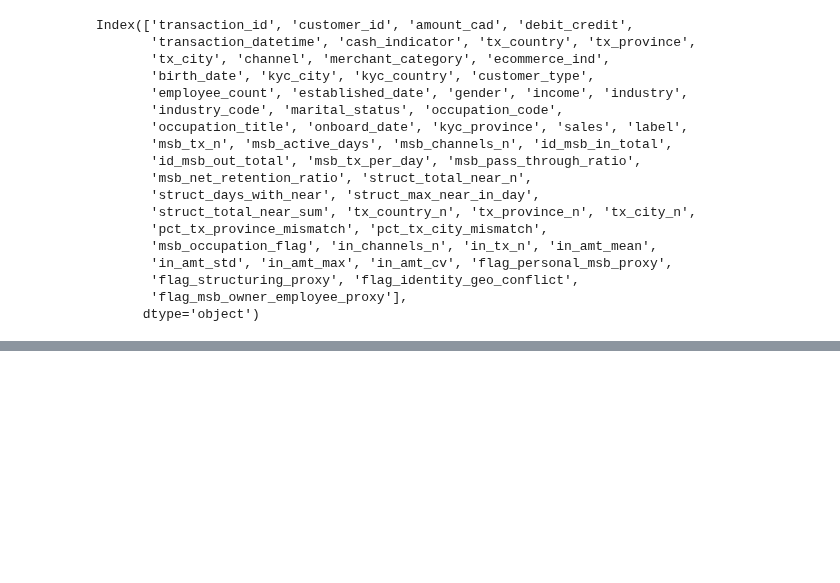
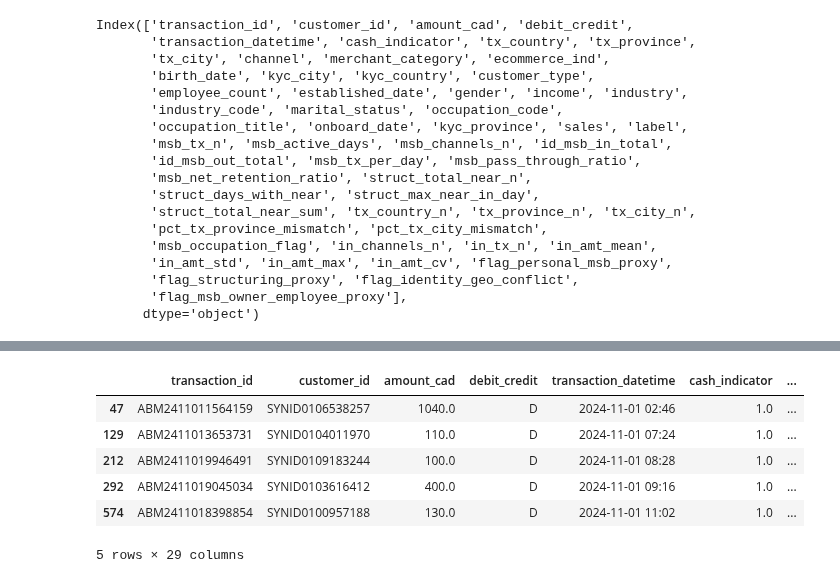
Before and after one commit to GuanlinTony/IMI_Case_Codes, a Jupyter notebook: rebecca/feature_enginnering_rebecca.ipynb, the cells around one changed output, grey strips where cells are left out. Saved outputs shown, nothing was run; the diff lists cells and outputs as text; code cells hidden in the pictures; blank space fills up the shorter version.

```diff
--- a/rebecca/feature_enginnering_rebecca.ipynb
+++ b/rebecca/feature_enginnering_rebecca.ipynb
@@ -787,0 +843,10 @@ Index(['transaction_id', 'customer_id', 'amount_cad', 'debit_credit',
+# %%
+labelled.head()
+# %% [output]
+|  | transaction_id | customer_id | amount_cad | debit_credit | transaction_datetime | cash_indicator | ... |
+| 47 | ABM2411011564159 | SYNID0106538257 | 1040.0 | D | 2024-11-01 02:46 | 1.0 | ... |
+| 129 | ABM2411013653731 | SYNID0104011970 | 110.0 | D | 2024-11-01 07:24 | 1.0 | ... |
+| 212 | ABM2411019946491 | SYNID0109183244 | 100.0 | D | 2024-11-01 08:28 | 1.0 | ... |
+| 292 | ABM2411019045034 | SYNID0103616412 | 400.0 | D | 2024-11-01 09:16 | 1.0 | ... |
+| 574 | ABM2411018398854 | SYNID0100957188 | 130.0 | D | 2024-11-01 11:02 | 1.0 | ... |
+5 rows × 29 columns
```
Also changed, not shown: parts of 15 cells of this notebook.
